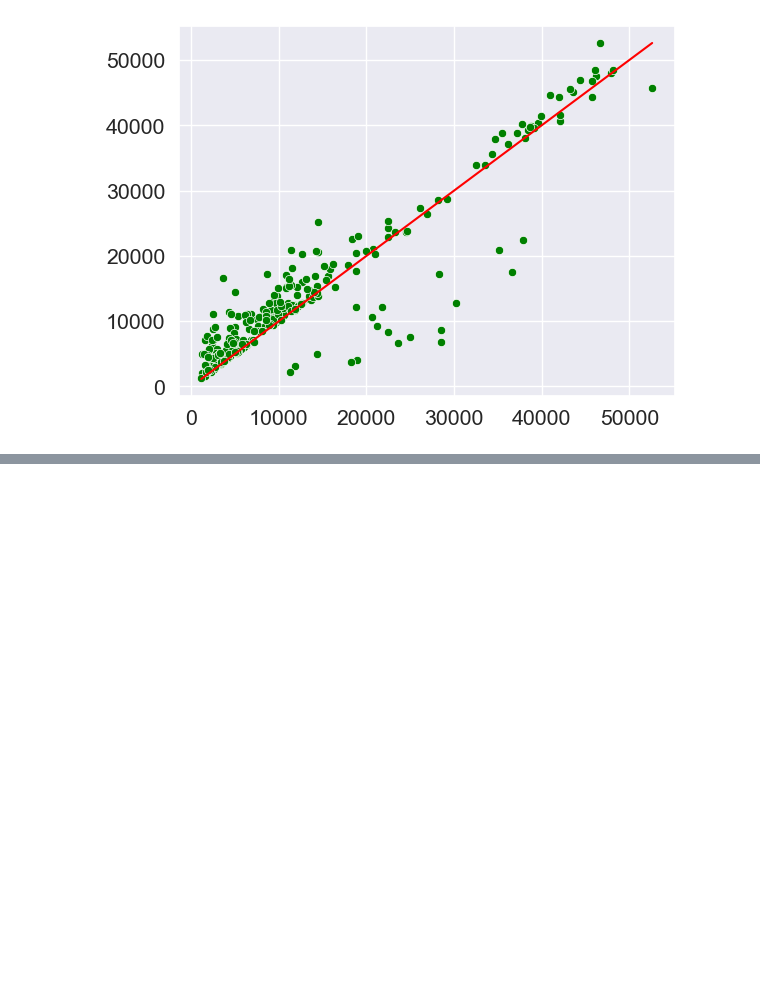
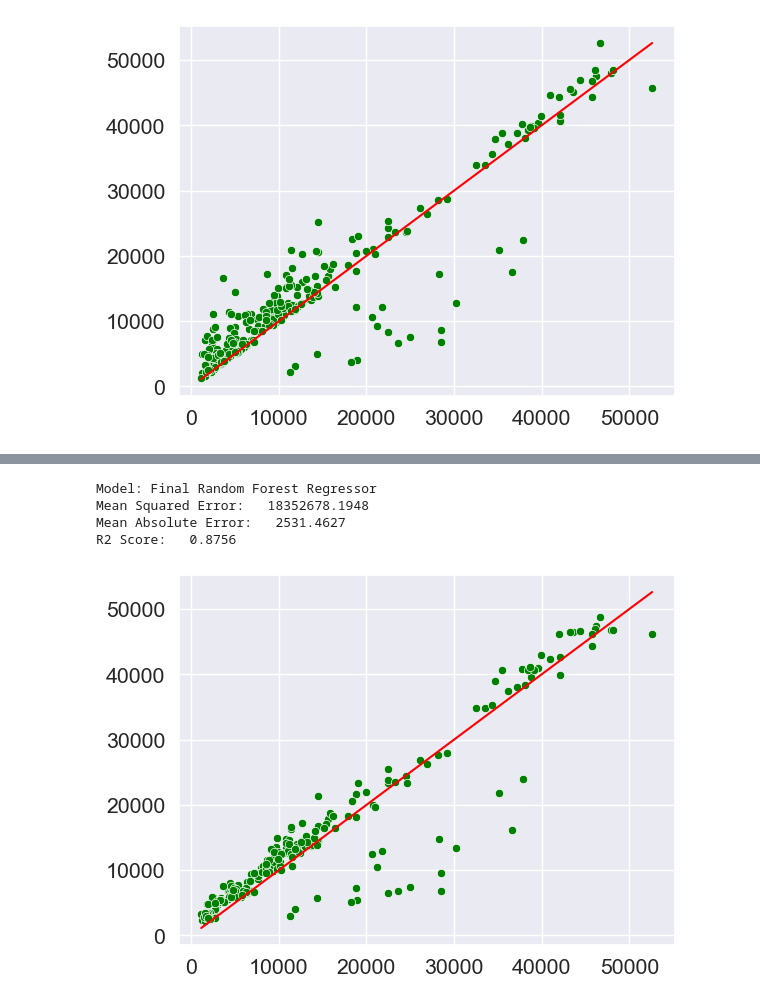
Before and after one commit to trevenue44/insurance-cost-prediction, a Jupyter notebook: main.ipynb, the cells around one changed output, grey strips where cells are left out. Saved outputs shown, nothing was run; the diff lists cells and outputs as text; code cells hidden in the pictures; blank space fills up the shorter version.

```diff
--- a/main.ipynb
+++ b/main.ipynb
@@ -220,0 +304,12 @@ R2 Score:   0.8458
+# %%
+final_model = Pipeline([
+    ("column_transformer", column_transformer),
+    ("random_forest_regressor", RandomForestRegressor(
+        n_estimators=grid_search.best_params_["random_forest_regressor__n_estimators"],
+        max_depth=grid_search.best_params_["random_forest_regressor__max_depth"],
+        min_samples_split=grid_search.best_params_["random_forest_regressor__min_samples_split"],
+        random_state=42
+    ))
+])
+
+final_model.fit(X_train, y_train.ravel())
@@ -220,0 +326,8 @@ R2 Score:   0.8458
+# %%
+evaluate_model(final_model, model_name="Final Random Forest Regressor")
+# %% [output]
+Model: Final Random Forest Regressor
+Mean Squared Error:   18352678.1948
+Mean Absolute Error:   2531.4627
+R2 Score:   0.8756
+[figure, added]
```
Also changed, not shown: parts of 13 cells of this notebook.
